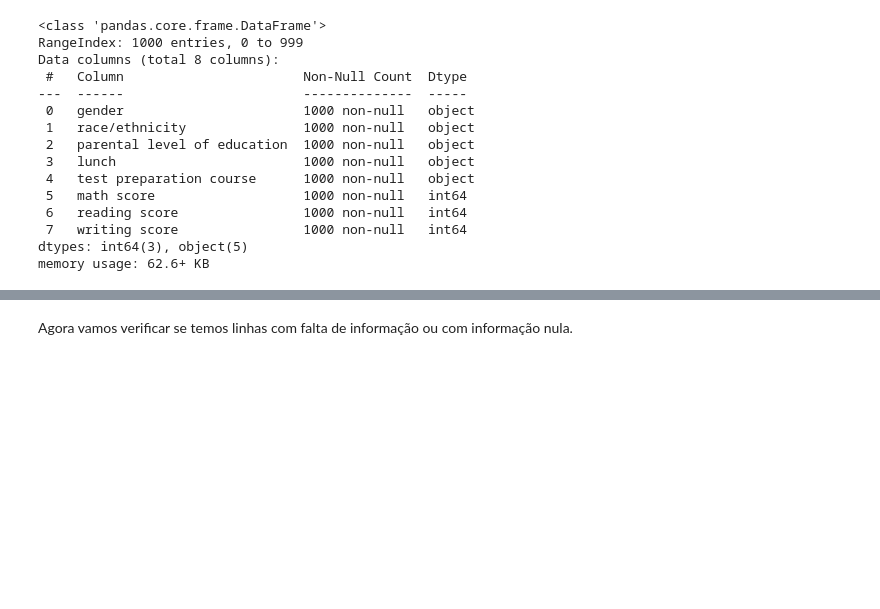
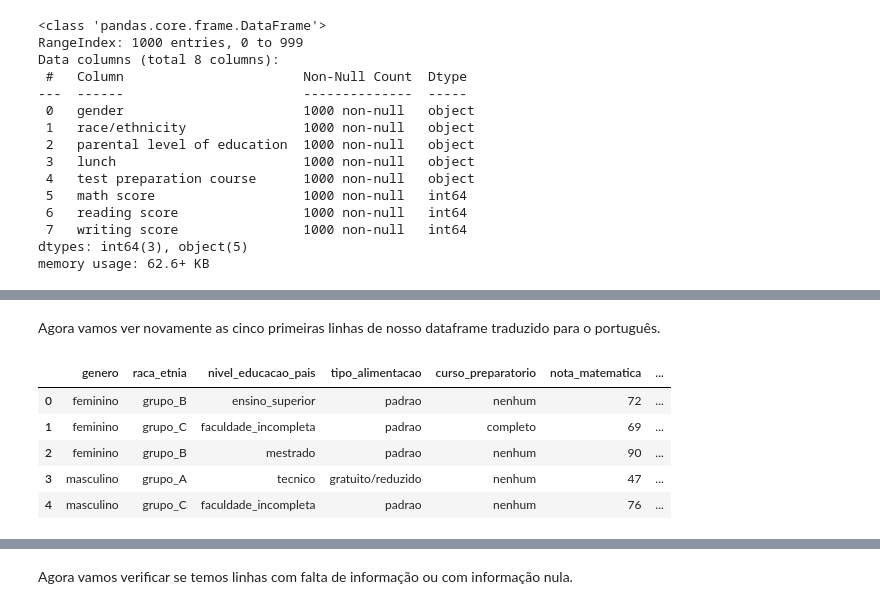
Before and after one commit to bidiass-collab/desempenho-estudantes, a Jupyter notebook: Projeto_final.ipynb, the cells around one changed output, grey strips where cells are left out. Saved outputs shown, nothing was run; the diff lists cells and outputs as text; code cells hidden in the pictures; blank space fills up the shorter version.

```diff
--- a/Projeto_final.ipynb
+++ b/Projeto_final.ipynb
@@ -37 +109,12 @@ memory usage: 62.6+ KB
+# %% [markdown]
+Agora vamos ver novamente as cinco primeiras linhas de nosso dataframe traduzido para o português.
+# %%
+desempenho.head()
+# %% [output]
+|  | genero | raca_etnia | nivel_educacao_pais | tipo_alimentacao | curso_preparatorio | nota_matematica | ... |
+| 0 | feminino | grupo_B | ensino_superior | padrao | nenhum | 72 | ... |
+| 1 | feminino | grupo_C | faculdade_incompleta | padrao | completo | 69 | ... |
+| 2 | feminino | grupo_B | mestrado | padrao | nenhum | 90 | ... |
+| 3 | masculino | grupo_A | tecnico | gratuito/reduzido | nenhum | 47 | ... |
+| 4 | masculino | grupo_C | faculdade_incompleta | padrao | nenhum | 76 | ... |
 # %% [markdown]
```
Also changed, not shown: parts of 62 cells of this notebook, 1 other file.
